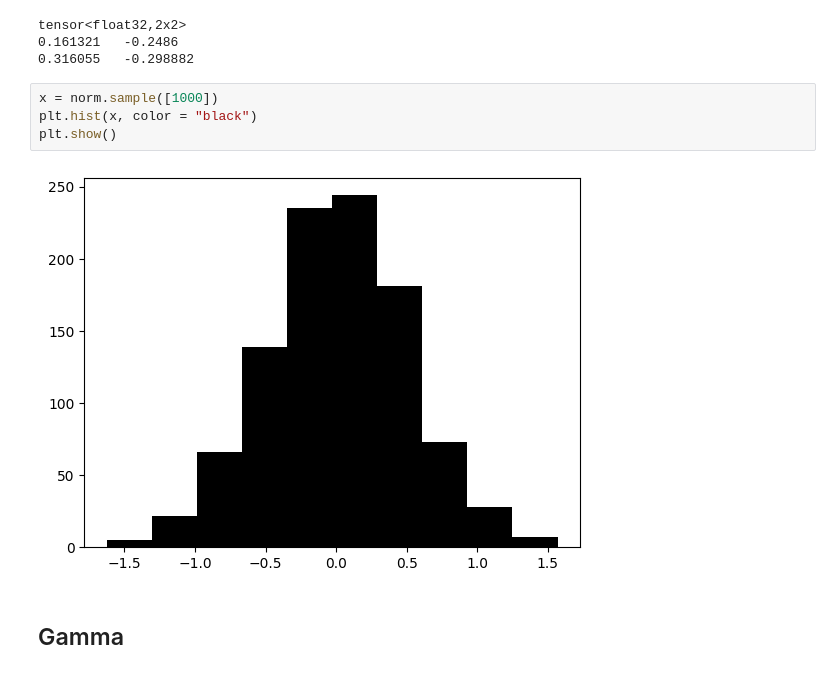
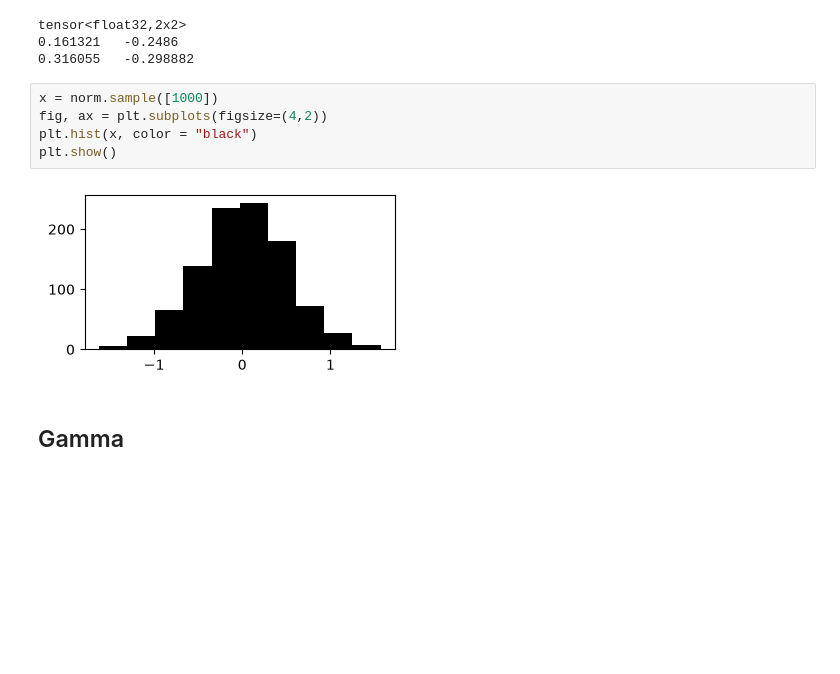
Before and after one commit to istmarc/ten-notebooks, a Jupyter notebook: notebooks/4.Distributions.ipynb, the cells around one changed output. Drawn from its saved outputs; the diff is of its cells as text; blank space fills up the shorter version.

```diff
--- a/notebooks/4.Distributions.ipynb
+++ b/notebooks/4.Distributions.ipynb
@@ -38,10 +39,11 @@ tensor<float32,2x2>
 0.316055   -0.298882
 # %%
 x = norm.sample([1000])
+fig, ax = plt.subplots(figsize=(4,2))
 plt.hist(x, color = "black")
 plt.show()
 # %% [output]
-[figure, old version]
+[figure, new version]
 # %% [markdown]
 ## Gamma
 # %%
```
Also changed, not shown: parts of 2 cells of this notebook, 5 other files.
